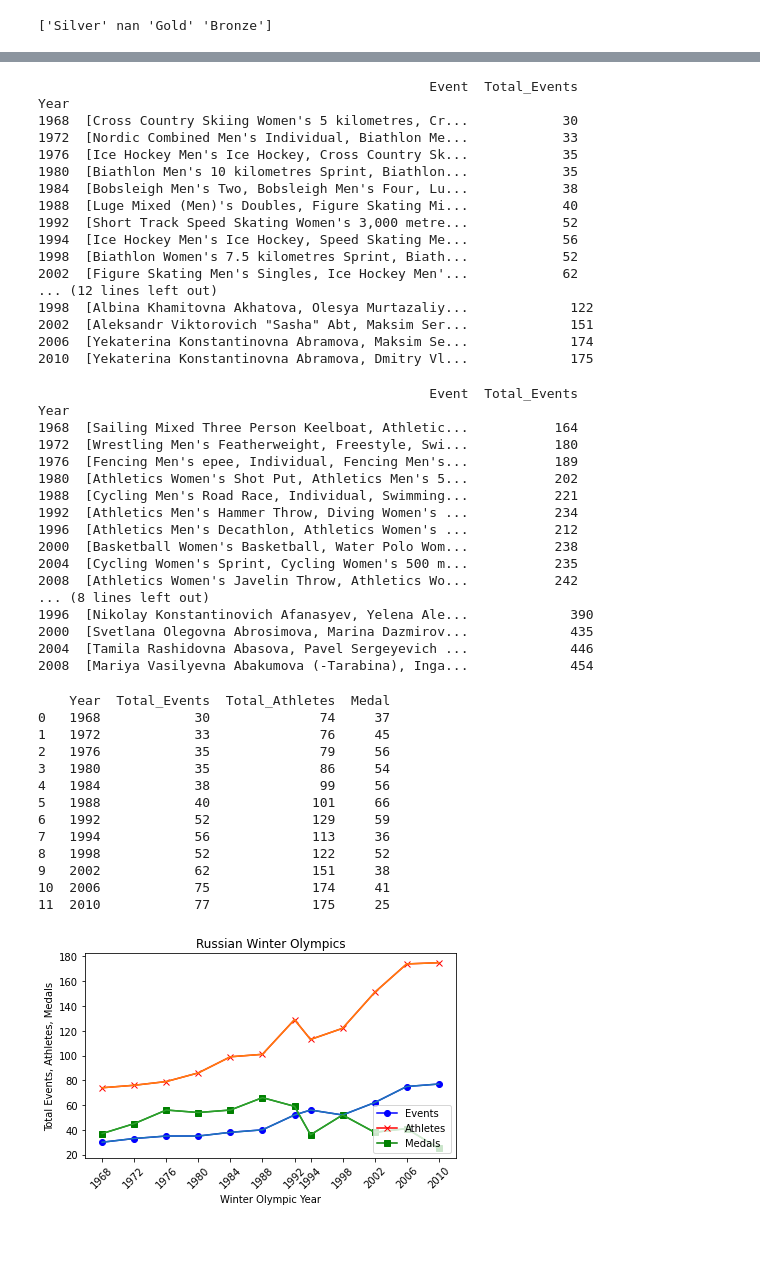
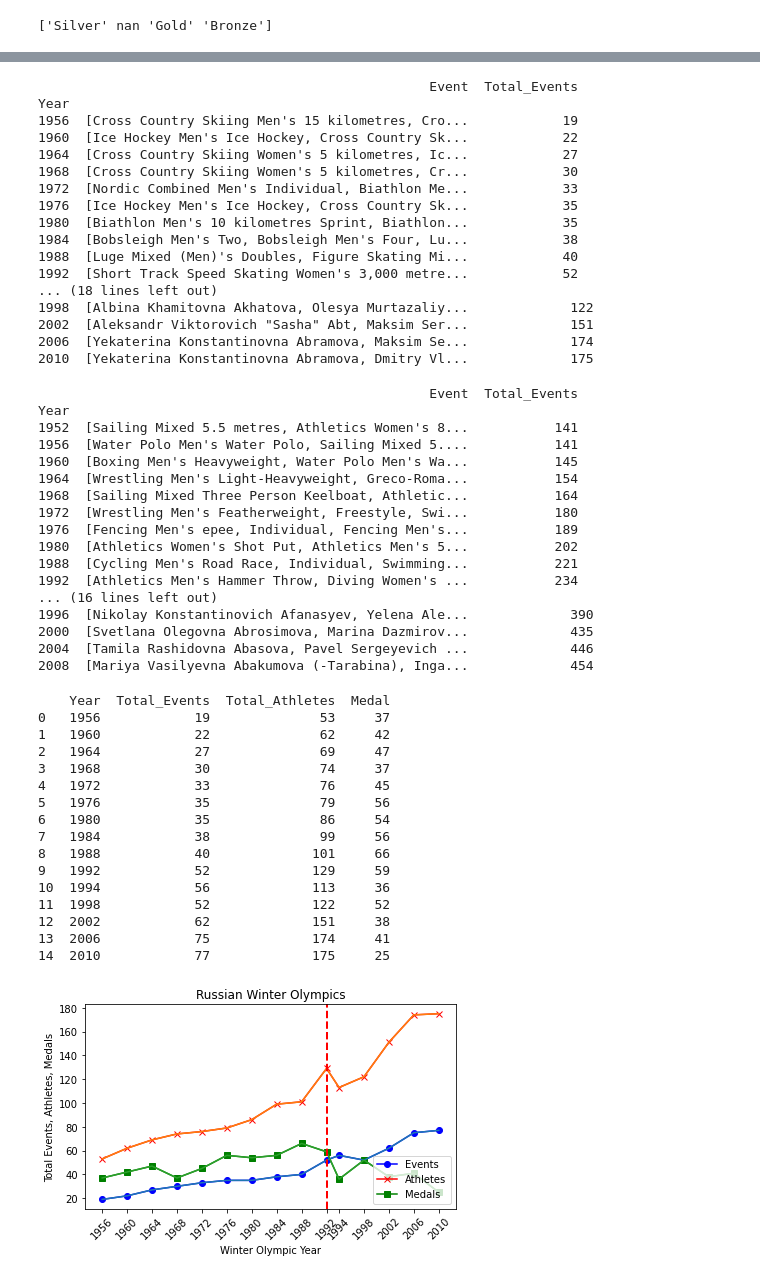
Before and after one commit to ratikachauhan/dathletes-project-1, a Jupyter notebook: gmb_analysis/gmb_analysis_work.ipynb, the cells around one changed output, grey strips where cells are left out. Cells and saved outputs as stored; diff of their text form; code cells hidden in the pictures; blank space fills up the shorter version.

```diff
--- a/gmb_analysis/gmb_analysis_work.ipynb
+++ b/gmb_analysis/gmb_analysis_work.ipynb
@@ -45,10 +45,10 @@ print(russia_medals)
 #gold_se = russia_df.loc[(russia_df["Medal"] == "Gold")].groupby("Year")["Medal"].count()
 #silver_se = russia_df.loc[(russia_df["Medal"] == "Silver")].groupby("Year")["Medal"].count()
 #gold_se = russia_df.loc[(russia_df["Medal"] == "Bronze")].groupby("Year")["Medal"].count()
-winter_medals_df = russia_df.loc[((russia_df["Medal"] == "Gold") | (russia_df["Medal"] == "Silver") | (russia_df["Medal"] == "Bronze")) & (russia_df["Year"] <= 2014) & (russia_df["Year"] >= 1966) & (russia_df["Season"] == "Winter")].groupby("Year")["Medal"].count()
+winter_medals_df = russia_df.loc[((russia_df["Medal"] == "Gold") | (russia_df["Medal"] == "Silver") | (russia_df["Medal"] == "Bronze")) & (russia_df["Year"] <= 2010) & (russia_df["Year"] >= 1952) & (russia_df["Season"] == "Winter")].groupby("Year")["Medal"].count()
 winter_medals_df = pd.DataFrame(winter_medals_df)
 winter_medals_df.sort_values(["Year"], ascending=True, inplace=True)
-summer_medals_df = russia_df.loc[((russia_df["Medal"] == "Gold") | (russia_df["Medal"] == "Silver") | (russia_df["Medal"] == "Bronze")) & (russia_df["Year"] <= 2014) & (russia_df["Year"] >= 1966) & (russia_df["Season"] == "Summer")].groupby("Year")["Medal"].count()
+summer_medals_df = russia_df.loc[((russia_df["Medal"] == "Gold") | (russia_df["Medal"] == "Silver") | (russia_df["Medal"] == "Bronze")) & (russia_df["Year"] <= 2010) & (russia_df["Year"] >= 1952) & (russia_df["Season"] == "Summer")].groupby("Year")["Medal"].count()
 summer_medals_df = pd.DataFrame(summer_medals_df)
 summer_medals_df.sort_values(["Year"], ascending=True, inplace=True)
 print(winter_medals_df)
@@ -73,13 +73,13 @@ Year
 2008    142
 # %%
 # data on winter events
-russian_wevents_df = russia_df.loc[(russia_df["Year"] >= 1966) & (russia_df["Year"] <= 2014) & (russia_df["Season"] == "Winter")].groupby("Year")["Event"].unique()
+russian_wevents_df = russia_df.loc[(russia_df["Year"] >= 1952) & (russia_df["Year"] <= 2010) & (russia_df["Season"] == "Winter")].groupby("Year")["Event"].unique()
 russian_wevents_df = pd.DataFrame(russian_wevents_df)
 russian_wevents_df["Total_Events"] = russian_wevents_df["Event"].str.len()
 russian_wevents_df.sort_values(["Year"], ascending=True, inplace=True)
 
 # data on winter athletes
-russian_wathletes_df = russia_df.loc[(russia_df["Year"] >= 1966) & (russia_df["Year"] <= 2014) & (russia_df["Season"] == "Winter")].groupby("Year")["Name"].unique()
+russian_wathletes_df = russia_df.loc[(russia_df["Year"] >= 1952) & (russia_df["Year"] <= 2010) & (russia_df["Season"] == "Winter")].groupby("Year")["Name"].unique()
 russian_wathletes_df = pd.DataFrame(russian_wathletes_df)
 russian_wathletes_df["Total_Athletes"] = russian_wathletes_df["Name"].str.len()
 russian_wathletes_df.sort_values(["Year"], ascending=True, inplace=True)
@@ -88,6 +88,9 @@ print(russian_wathletes_df)
 # %% [output]
                                                   Event  Total_Events
 Year
+1956  [Cross Country Skiing Men's 15 kilometres, Cro...            19
+1960  [Ice Hockey Men's Ice Hockey, Cross Country Sk...            22
+1964  [Cross Country Skiing Women's 5 kilometres, Ic...            27
 1968  [Cross Country Skiing Women's 5 kilometres, Cr...            30
 1972  [Nordic Combined Men's Individual, Biathlon Me...            33
 1976  [Ice Hockey Men's Ice Hockey, Cross Country Sk...            35
@@ -95,10 +98,7 @@ Year
 1984  [Bobsleigh Men's Two, Bobsleigh Men's Four, Lu...            38
 1988  [Luge Mixed (Men)'s Doubles, Figure Skating Mi...            40
 1992  [Short Track Speed Skating Women's 3,000 metre...            52
-1994  [Ice Hockey Men's Ice Hockey, Speed Skating Me...            56
-1998  [Biathlon Women's 7.5 kilometres Sprint, Biath...            52
-2002  [Figure Skating Men's Singles, Ice Hockey Men'...            62
-... (12 lines left out)
+... (18 lines left out)
 1998  [Albina Khamitovna Akhatova, Olesya Murtazaliy...             122
 2002  [Aleksandr Viktorovich "Sasha" Abt, Maksim Ser...             151
 2006  [Yekaterina Konstantinovna Abramova, Maksim Se...             174
@@ -106,13 +106,13 @@ Year
 # %%
 
 # data on summer events
-russian_sevents_df = russia_df.loc[(russia_df["Year"] >= 1966) & (russia_df["Year"] <= 2014) & (russia_df["Season"] == "Summer")].groupby("Year")["Event"].unique()
+russian_sevents_df = russia_df.loc[(russia_df["Year"] >= 1952) & (russia_df["Year"] <= 2010) & (russia_df["Season"] == "Summer")].groupby("Year")["Event"].unique()
 russian_sevents_df = pd.DataFrame(russian_sevents_df)
 russian_sevents_df["Total_Events"] = russian_sevents_df["Event"].str.len()
 russian_sevents_df.sort_values(["Year"], ascending=True, inplace=True)
 
 # data on summer athletes
-russian_sathletes_df = russia_df.loc[(russia_df["Year"] >= 1966) & (russia_df["Year"] <= 2014) & (russia_df["Season"] == "Summer")].groupby("Year")["Name"].unique()
+russian_sathletes_df = russia_df.loc[(russia_df["Year"] >= 1952) & (russia_df["Year"] <= 2010) & (russia_df["Season"] == "Summer")].groupby("Year")["Name"].unique()
 russian_sathletes_df = pd.DataFrame(russian_sathletes_df)
 russian_sathletes_df["Total_Athletes"] = russian_sathletes_df["Name"].str.len()
 russian_sathletes_df.sort_values(["Year"], ascending=True, inplace=True)
@@ -122,17 +122,17 @@ print(russian_sathletes_df)
 # %% [output]
                                                   Event  Total_Events
 Year
+1952  [Sailing Mixed 5.5 metres, Athletics Women's 8...           141
+1956  [Water Polo Men's Water Polo, Sailing Mixed 5....           141
+1960  [Boxing Men's Heavyweight, Water Polo Men's Wa...           145
+1964  [Wrestling Men's Light-Heavyweight, Greco-Roma...           154
 1968  [Sailing Mixed Three Person Keelboat, Athletic...           164
 1972  [Wrestling Men's Featherweight, Freestyle, Swi...           180
 1976  [Fencing Men's epee, Individual, Fencing Men's...           189
 1980  [Athletics Women's Shot Put, Athletics Men's 5...           202
 1988  [Cycling Men's Road Race, Individual, Swimming...           221
 1992  [Athletics Men's Hammer Throw, Diving Women's ...           234
-1996  [Athletics Men's Decathlon, Athletics Women's ...           212
-2000  [Basketball Women's Basketball, Water Polo Wom...           238
-2004  [Cycling Women's Sprint, Cycling Women's 500 m...           235
-2008  [Athletics Women's Javelin Throw, Athletics Wo...           242
-... (8 lines left out)
+... (16 lines left out)
 1996  [Nikolay Konstantinovich Afanasyev, Yelena Ale...             390
 2000  [Svetlana Olegovna Abrosimova, Marina Dazmirov...             435
 2004  [Tamila Rashidovna Abasova, Pavel Sergeyevich ...             446
@@ -146,40 +146,44 @@ russian_winter_olympics_df.reset_index(inplace=True)
 print(russian_winter_olympics_df)
 # %% [output]
     Year  Total_Events  Total_Athletes  Medal
-0   1968            30              74     37
-1   1972            33              76     45
-2   1976            35              79     56
-3   1980            35              86     54
-4   1984            38              99     56
-5   1988            40             101     66
-6   1992            52             129     59
-7   1994            56             113     36
-8   1998            52             122     52
-9   2002            62             151     38
-10  2006            75             174     41
-11  2010            77             175     25
+0   1956            19              53     37
+1   1960            22              62     42
+2   1964            27              69     47
+3   1968            30              74     37
+4   1972            33              76     45
+5   1976            35              79     56
+6   1980            35              86     54
+7   1984            38              99     56
+8   1988            40             101     66
+9   1992            52             129     59
+10  1994            56             113     36
+11  1998            52             122     52
+12  2002            62             151     38
+13  2006            75             174     41
+14  2010            77             175     25
 # %%
 # chart the Russian winter olympic data
 x_axis = russian_winter_olympics_df["Year"]
 events = russian_winter_olympics_df["Total_Events"]
 athletes = russian_winter_olympics_df["Total_Athletes"]
 medals = russian_winter_olympics_df["Medal"]
 plt.title("Russian Winter Olympics")
 plt.xlabel("Winter Olympic Year")
 plt.ylabel("Total Events, Athletes, Medals")
 event_handle, = plt.plot(x_axis, events, marker ='o', color='blue', label="Events")
 athletes_handle, = plt.plot(x_axis, athletes, marker ='x', color='red', label="Athletes")
 medals_handle, = plt.plot(x_axis, medals, marker ='s', color='green', label="Medals")
 plt.legend(loc="lower right")
 plt.plot(x_axis, events)
 plt.plot(x_axis, athletes)
 plt.plot(x_axis, medals)
+plt.axvline(x=1992, linewidth=2, color='r', ls='--')
 plt.xticks(x_axis, rotation=45)
 plt.tight_layout()
 plt.savefig("../Output Images/WinterAthletesEventsMedals.png")
 plt.show()
 # %% [output]
-[figure, old version]
+[figure, new version]
 # %%
 #Calculate the correlation coefficient and linear regression model
 # for medals vs athletes for winter events
```
Also changed, not shown: parts of 5 cells of this notebook.
